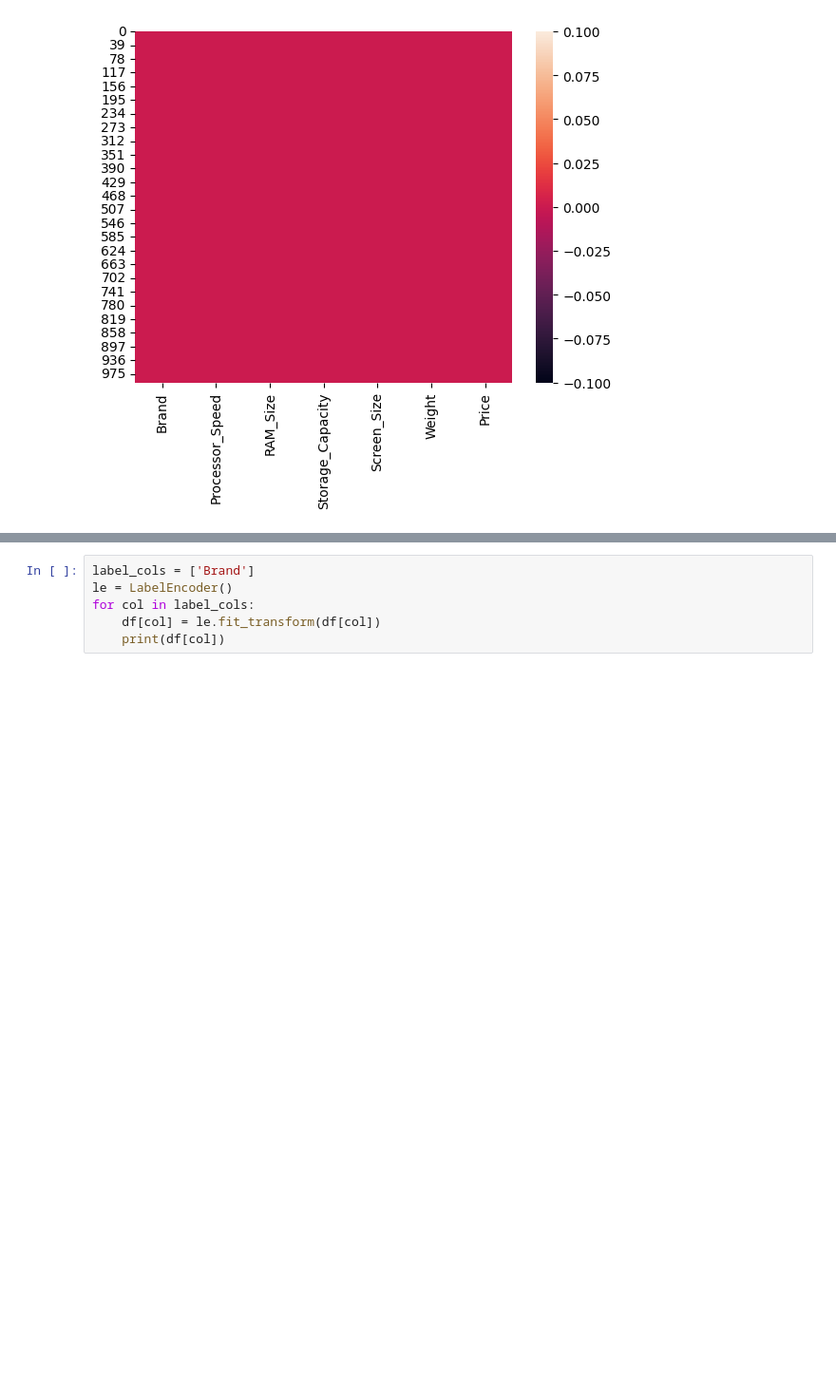
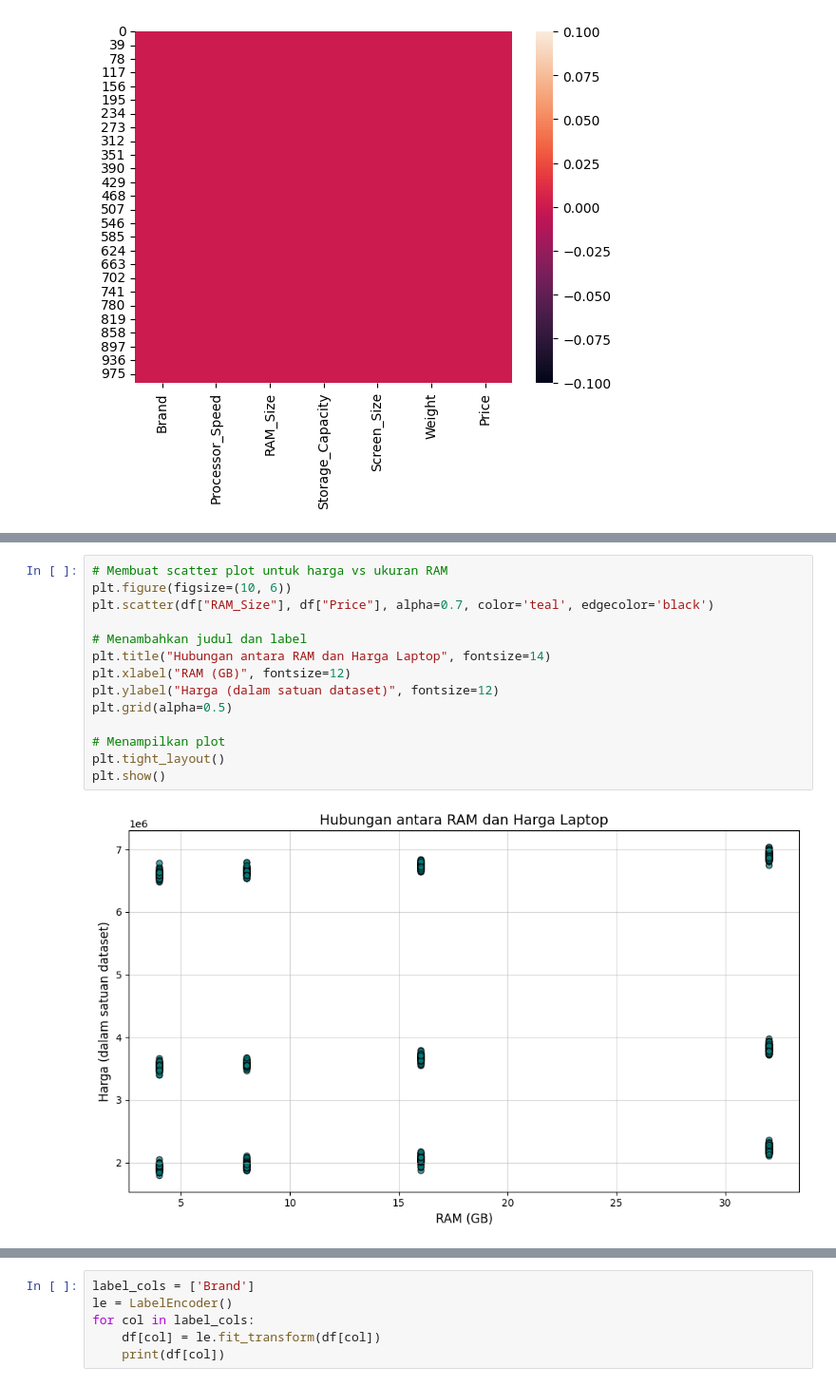
Before and after one commit to irfanraizel/tugas-data-mining, a Jupyter notebook: estimasi_harga_laptop.ipynb, the cells around one changed output, grey strips where cells are left out. Shown at 95% size. Saved outputs shown, nothing was run; the diff lists cells and outputs as text; blank space fills up the shorter version.

```diff
--- a/estimasi_harga_laptop.ipynb
+++ b/estimasi_harga_laptop.ipynb
@@ -43,0 +64,16 @@ sns.heatmap(df.isnull())
+# %%
+# Membuat scatter plot untuk harga vs ukuran RAM
+plt.figure(figsize=(10, 6))
+plt.scatter(df["RAM_Size"], df["Price"], alpha=0.7, color='teal', edgecolor='black')
+
+# Menambahkan judul dan label
+plt.title("Hubungan antara RAM dan Harga Laptop", fontsize=14)
+plt.xlabel("RAM (GB)", fontsize=12)
+plt.ylabel("Harga (dalam satuan dataset)", fontsize=12)
+plt.grid(alpha=0.5)
+
+# Menampilkan plot
+plt.tight_layout()
+plt.show()
+# %% [output]
+[figure, added]
```
Also changed, not shown: parts of 6 cells of this notebook, 1 other file.
